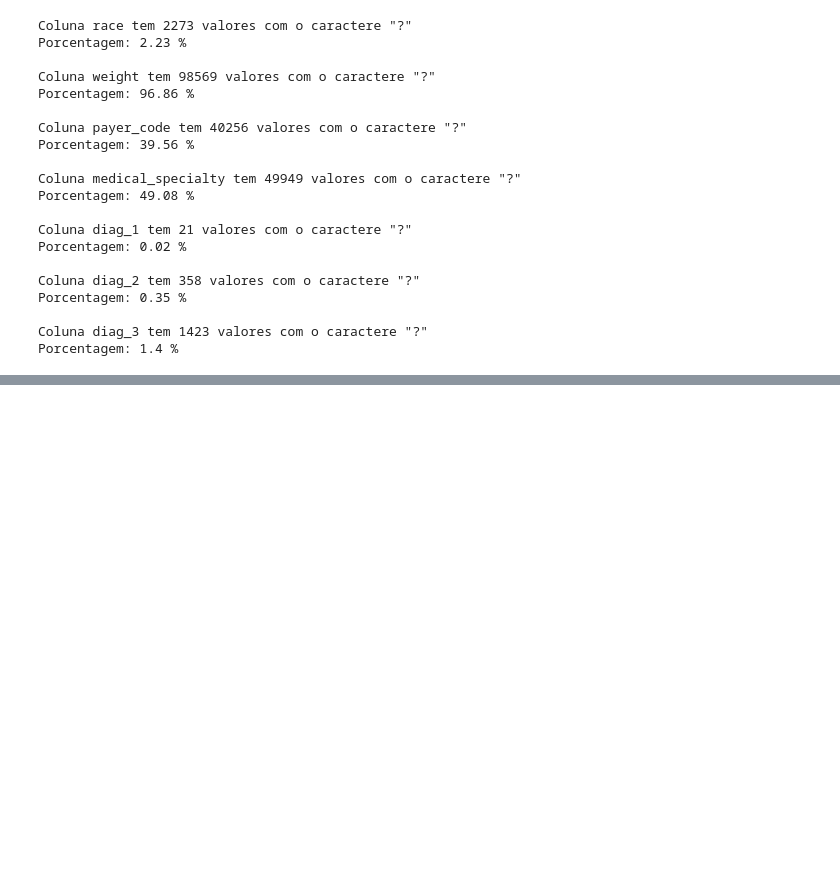
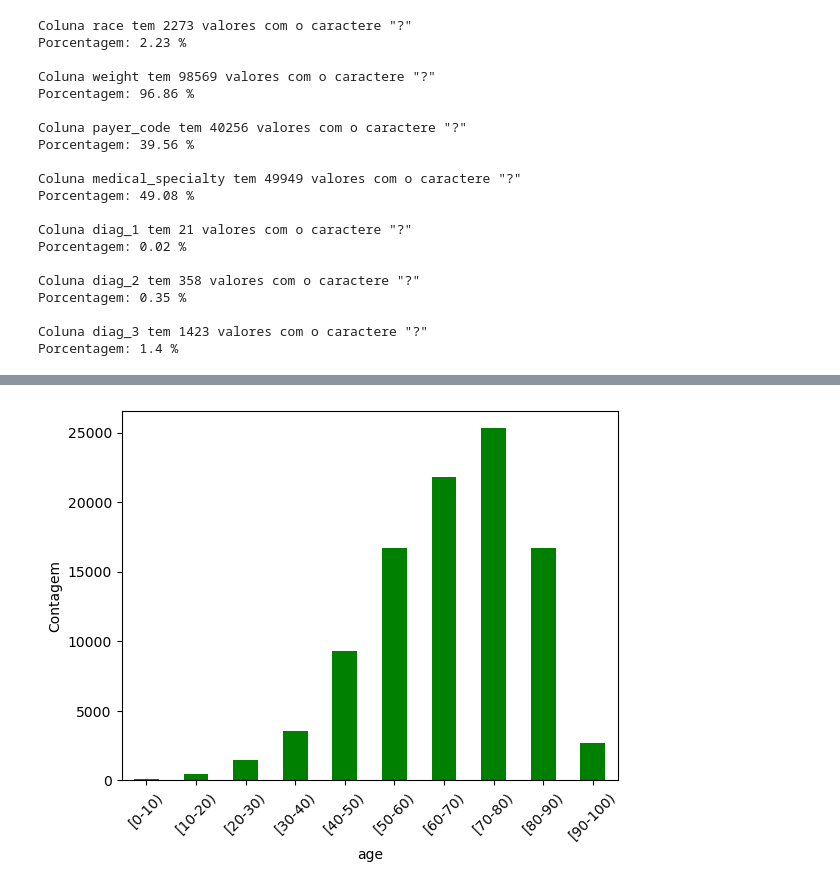
Before and after one commit to itgoncalves/projeto-7, a Jupyter notebook: Projeto 7-1.ipynb, the cells around one changed output, grey strips where cells are left out. Cells and saved outputs as stored; diff of their text form; code cells hidden in the pictures; blank space fills up the shorter version.

```diff
--- a/Projeto 7-1.ipynb
+++ b/Projeto 7-1.ipynb
@@ -157,0 +302,16 @@ Porcentagem: 1.4 %
+# %%
+# Vamos verificar a variável que representa a faixa etária dos pacientes
+
+# Agrupando os dados por idade e plotando o gráfico de barras
+df.groupby('age').size().plot(kind = 'bar', color = 'green')
+
+# Adicionando rótulo ao eixo y
+plt.ylabel('Contagem')
+
+# Rotacionando os rótulos do eixo x
+plt.xticks(rotation = 45)
+
+# Exibindo o gráfico
+plt.show()
+# %% [output]
+[figure, added]
```
Also changed, not shown: parts of 29 cells of this notebook.
